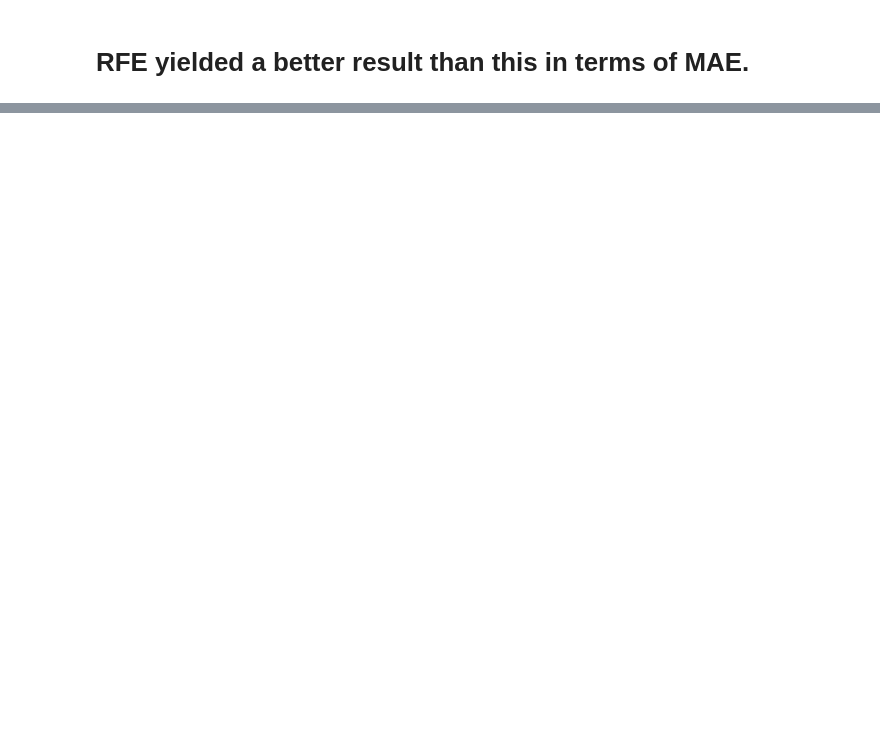
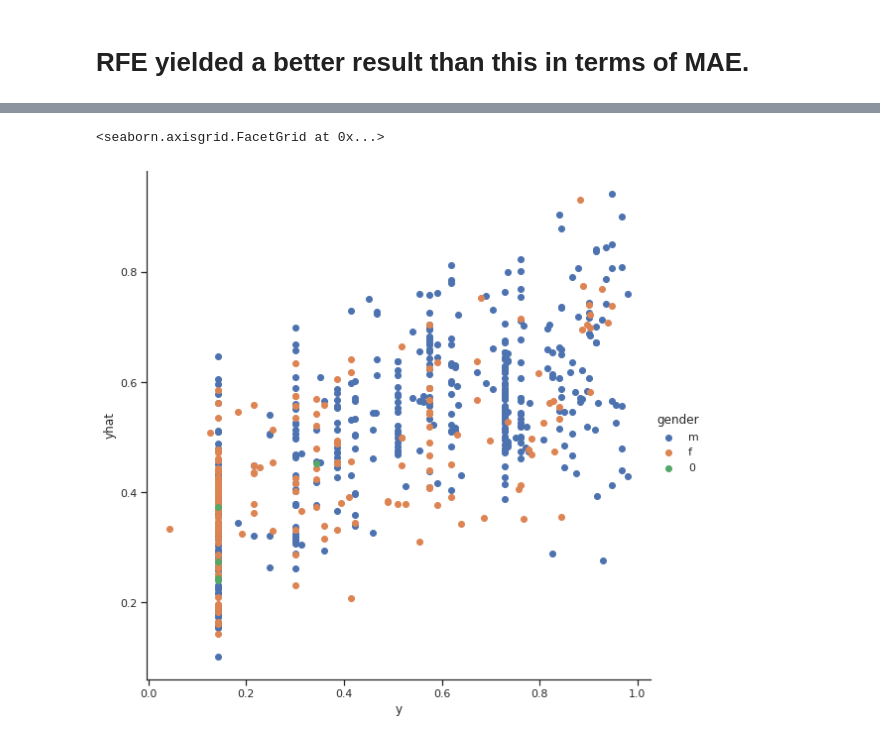
Before and after one commit to sta-a/great-unread, a Jupyter notebook: nbs/handcrafted_features_eng_best_result_of_multiple_experiments_notebook.ipynb, the cells around one changed output, grey strips where cells are left out. Saved outputs shown, nothing was run; the diff lists cells and outputs as text; code cells hidden in the pictures; blank space fills up the shorter version.

```diff
--- a/nbs/handcrafted_features_eng_best_result_of_multiple_experiments_notebook.ipynb
+++ b/nbs/handcrafted_features_eng_best_result_of_multiple_experiments_notebook.ipynb
@@ -291,2 +294,21 @@ svr book_and_averaged_chunk ['average_sentence_embedding'] ss_pca_0_95 0.0085888
 # %% [markdown]
 # RFE yielded a better result than this in terms of MAE.
+# %%
+import numpy as np
+import pandas as pd
+%matplotlib inline
+import matplotlib.pyplot as plt
+import seaborn
+
+df = pd.read_csv('/home/annina/scripts/great_unread_nlp/data/results/eng_labels_prediction.csv', header =0)
+metadata = pd.read_csv('/home/annina/scripts/great_unread_nlp/data/metadata/eng/meta_with_canonisation_all_scores.csv', header=0)
+metadata = metadata[['file_name','gender']]
+df = df.merge(metadata, left_on='book_name', right_on='file_name').drop(columns=['file_name'])
+print(df.head)
+df.to_csv('/home/annina/scripts/great_unread_nlp/data/results/eng_labels_prediction_gender.csv')
+all_labels = np.array(df['y'])
+all_predictions = np.array(df['yhat'])
+plt.figure(figsize=(10,10))
+plt.scatter(all_labels, all_predictions)
+plt.xlabel("Ground Truths")
+plt.ylabel("Predictions")
@@ -292,0 +335,7 @@ svr book_and_averaged_chunk ['average_sentence_embedding'] ss_pca_0_95 0.0085888
+# %%
+seaborn.set(style='ticks')
+fg = seaborn.FacetGrid(data=df, hue='gender', aspect=1, height=8)
+fg.map(pyplot.scatter, 'y', 'yhat').add_legend()
+# %% [output]
+<seaborn.axisgrid.FacetGrid at 0x...>
+[figure, added]
```
Also changed, not shown: parts of 3 cells of this notebook, 1 other file.
